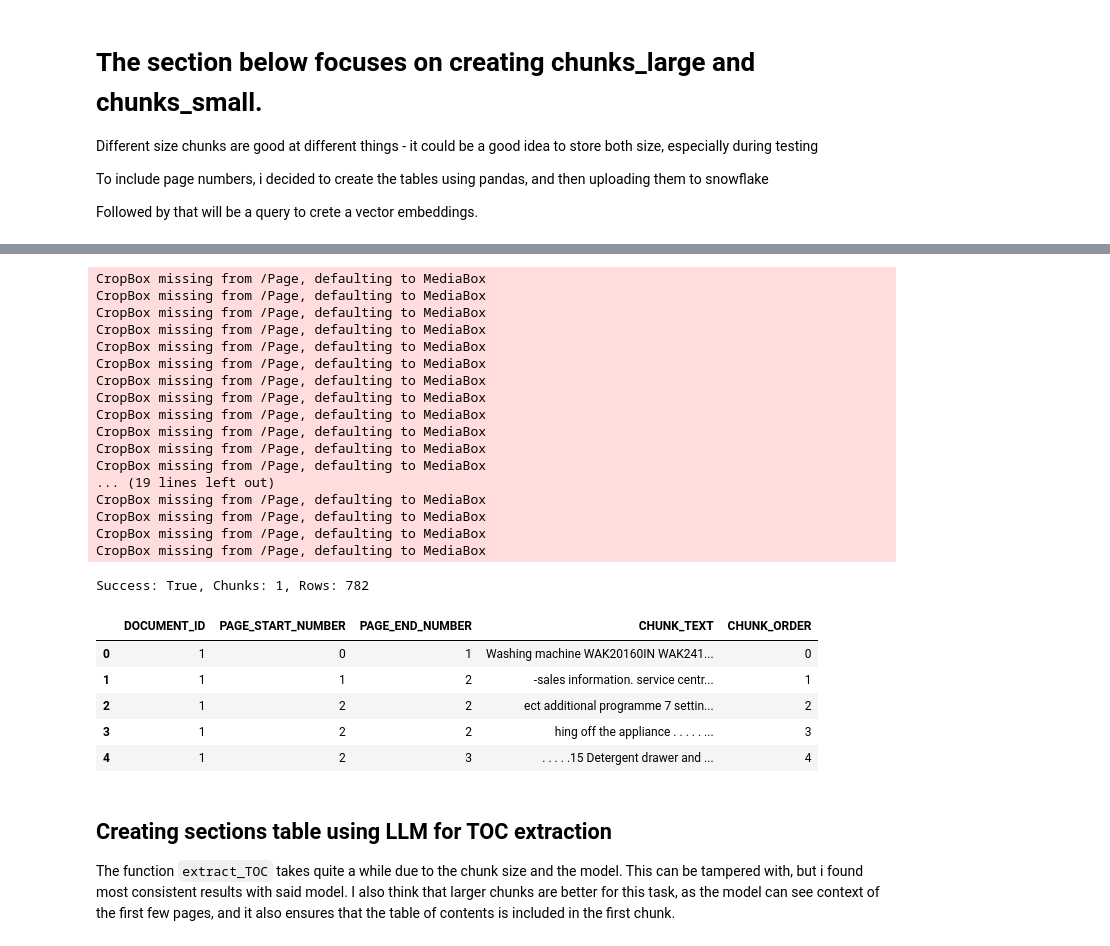
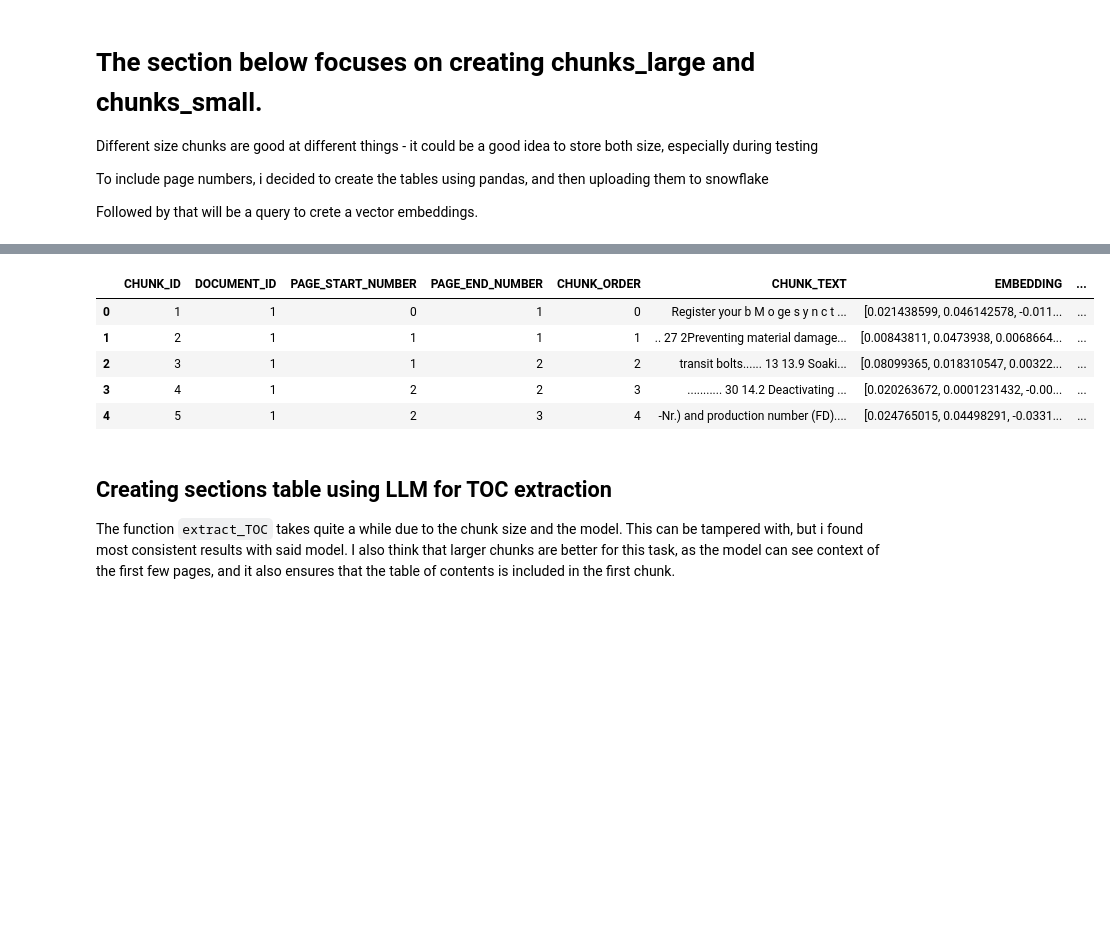
Before and after one commit to Haldan-NC/Snowflake-Cortex-Playground, a Jupyter notebook: WASHING_MACHINE_DB_setup.ipynb, the cells around one changed output, grey strips where cells are left out. Saved outputs shown, nothing was run; the diff lists cells and outputs as text; code cells hidden in the pictures; blank space fills up the shorter version.

```diff
--- a/WASHING_MACHINE_DB_setup.ipynb
+++ b/WASHING_MACHINE_DB_setup.ipynb
@@ -380,30 +368,0 @@ CropBox missing from /Page, defaulting to MediaBox
-# %%
-if create_dataframe:
-    print("Writing the large chunks DataFrame to Snowflake")
-    # Write the DataFrame to Snowflake
-    success, nchunks, nrows, output = write_pandas(
-        conn=conn,
-        df=large_chunks_df,
-        database =database,
-        table_name="CHUNKS_LARGE",
-        schema=schema,
-        auto_create_table=False,
-        overwrite=False
-    )
-
-    print(f"Success: {success}, Chunks: {nchunks}, Rows: {nrows}")
-
-    # Update the embeddings for the chunks in the CHUNKS_LARGE table
-    cursor.execute("""
-        UPDATE CHUNKS_LARGE
-        SET EMBEDDING = SNOWFLAKE.CORTEX.EMBED_TEXT_1024(
-            'snowflake-arctic-embed-l-v2.0',
-            CHUNK_TEXT
-        )
-        WHERE EMBEDDING IS NULL;
-    """)
-
-else:
-    print("Skipping the embedding update as the data already exists in Snowflake")
-
-large_chunks_df.head()
@@ -433,10 +369,18 @@ Creating table CHUNKS_SMALL
 # %%
-if create_dataframe:
+try:
+    cursor.execute("""
+    SELECT *
+    FROM CHUNKS_SMALL;
+    """)
+    small_chunks_df = cursor.fetch_pandas_all()
+
+except:
+    print("Creating table CHUNKS_SMALL")
 
     small_chunks_df = pd.DataFrame()
     for row in tqdm(documents_df.iterrows(), total = len(documents_df)):
         manual_id = row[1]["DOCUMENT_ID"]
-        file_path = os.path.join(pdf_files_path, row[1]["DOCUMENT_NAME"])
+        file_path = row[1]["FILE_PATH"]
         tmp_chunked_df = extract_text_chunks(file_path = file_path,
                             manual_id = manual_id,
                             chunk_size = 1024,
@@ -464,59 +408,40 @@ if create_dataframe:
     success, nchunks, nrows, output = write_pandas(
         conn=conn,
         df=small_chunks_df,
         database =database,
         table_name="CHUNKS_SMALL",
         schema=schema,
         auto_create_table=False,
         overwrite=False
     )
 
     print(f"Success: {success}, Chunks: {nchunks}, Rows: {nrows}")
 
     # Update the embeddings for the small chunks
     cursor.execute("""
         UPDATE CHUNKS_SMALL
         SET EMBEDDING = SNOWFLAKE.CORTEX.EMBED_TEXT_1024(
             'snowflake-arctic-embed-l-v2.0',
             CHUNK_TEXT
         )
         WHERE EMBEDDING IS NULL;
     """)
 
-else:
-    print("Skipping the embedding update as the data already exists in Snowflake")
+    time.sleep(2)
     cursor.execute("""
         SELECT *
         FROM CHUNKS_SMALL;
     """)
     small_chunks_df = cursor.fetch_pandas_all()
 
 small_chunks_df.head(5)
 # %% [output]
-CropBox missing from /Page, defaulting to MediaBox
-CropBox missing from /Page, defaulting to MediaBox
-CropBox missing from /Page, defaulting to MediaBox
-CropBox missing from /Page, defaulting to MediaBox
-CropBox missing from /Page, defaulting to MediaBox
-CropBox missing from /Page, defaulting to MediaBox
-CropBox missing from /Page, defaulting to MediaBox
-CropBox missing from /Page, defaulting to MediaBox
-CropBox missing from /Page, defaulting to MediaBox
-CropBox missing from /Page, defaulting to MediaBox
-CropBox missing from /Page, defaulting to MediaBox
-CropBox missing from /Page, defaulting to MediaBox
-... (19 lines left out)
-CropBox missing from /Page, defaulting to MediaBox
-CropBox missing from /Page, defaulting to MediaBox
-CropBox missing from /Page, defaulting to MediaBox
-CropBox missing from /Page, defaulting to MediaBox
-Success: True, Chunks: 1, Rows: 782
-|  | DOCUMENT_ID | PAGE_START_NUMBER | PAGE_END_NUMBER | CHUNK_TEXT | CHUNK_ORDER |
-| 0 | 1 | 0 | 1 | Washing machine WAK20160IN WAK241... | 0 |
-| 1 | 1 | 1 | 2 | -sales information. service centr... | 1 |
-| 2 | 1 | 2 | 2 | ect additional programme 7 settin... | 2 |
-| 3 | 1 | 2 | 2 | hing off the appliance . . . . . ... | 3 |
-| 4 | 1 | 2 | 3 | . . . . .15 Detergent drawer and ... | 4 |
+|  | CHUNK_ID | DOCUMENT_ID | PAGE_START_NUMBER | PAGE_END_NUMBER | CHUNK_ORDER | CHUNK_TEXT | EMBEDDING | ... |
+| 0 | 1 | 1 | 0 | 1 | 0 | Register your b M o ge s y n c t ... | [0.021438599, 0.046142578, -0.011... | ... |
+| 1 | 2 | 1 | 1 | 1 | 1 | .. 27 2Preventing material damage... | [0.00843811, 0.0473938, 0.0068664... | ... |
+| 2 | 3 | 1 | 1 | 2 | 2 | transit bolts...... 13 13.9 Soaki... | [0.08099365, 0.018310547, 0.00322... | ... |
+| 3 | 4 | 1 | 2 | 2 | 3 | ........... 30 14.2 Deactivating ... | [0.020263672, 0.0001231432, -0.00... | ... |
+| 4 | 5 | 1 | 2 | 3 | 4 | -Nr.) and production number (FD).... | [0.024765015, 0.04498291, -0.0331... | ... |
 # %% [markdown]
 ## Creating sections table using LLM for TOC extraction
 
```
Also changed, not shown: parts of 17 cells of this notebook.
